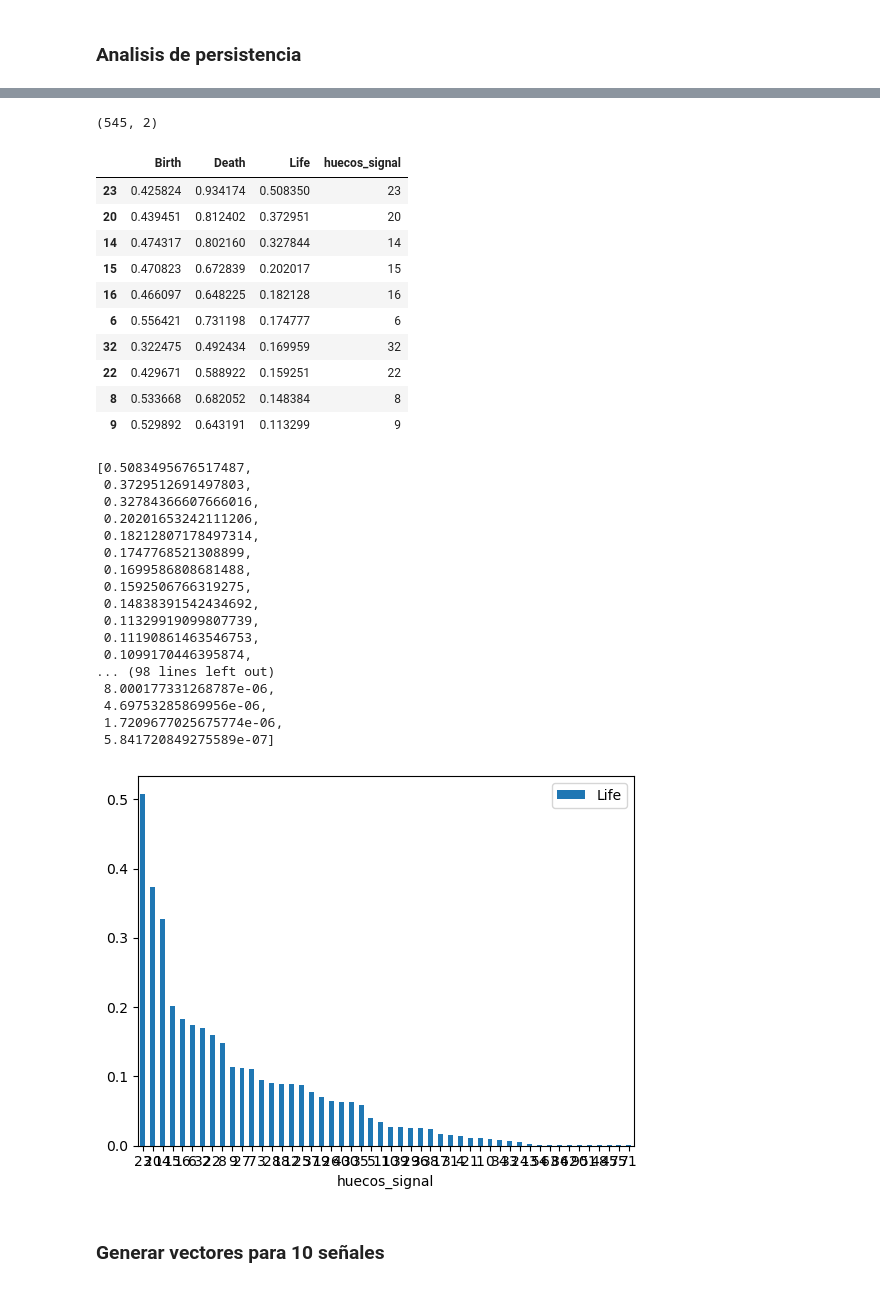
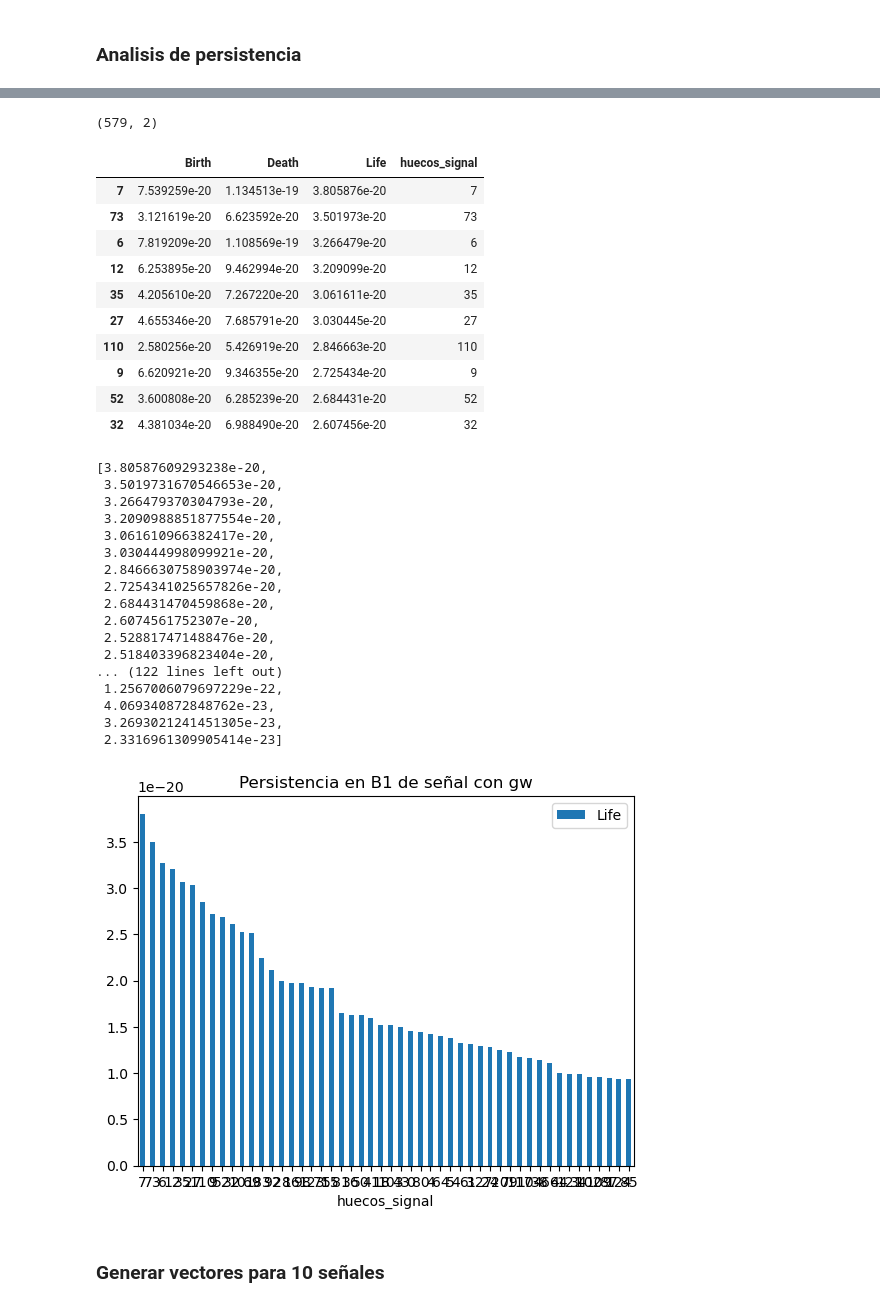
Before and after one commit to CastroMaster10/Detecting-Gravitional-Waves-Using-Topological-algorithms, a Jupyter notebook: calculate_b1_lifetime.ipynb, the cells around one changed output, grey strips where cells are left out. Saved outputs shown, nothing was run; the diff lists cells and outputs as text; code cells hidden in the pictures.

```diff
--- a/calculate_b1_lifetime.ipynb
+++ b/calculate_b1_lifetime.ipynb
@@ -266,7 +288,7 @@ embedder_signal = SingleTakensEmbedding(
     parameters_type="fixed", n_jobs=6, time_delay= tau_ts_signal, dimension=2, stride=our_stride
 )
 
-y_embedded_signal = embedder_signal.fit_transform(ts_signal_scaled)
+y_embedded_signal = embedder_signal.fit_transform(noisy_signals[2])
 # %%
 y_embedded_noise.shape
 # %% [output]
@@ -358,7 +381,7 @@ diagrams_signal
 # %%
 y_embedded_signal.shape
 # %% [output]
-(545, 2)
+(579, 2)
 # %%
 dmg1_signal = diagrams_signal[1] #datos de B_1
 huecos_signal = pd.DataFrame(dmg1_signal, columns=['Birth', 'Death'])
@@ -369,43 +392,44 @@ huecos_signal['huecos_signal'] = index
 huecos_signal.head(10)
 # %% [output]
 |  | Birth | Death | Life | huecos_signal |
-| 23 | 0.425824 | 0.934174 | 0.508350 | 23 |
-| 20 | 0.439451 | 0.812402 | 0.372951 | 20 |
-| 14 | 0.474317 | 0.802160 | 0.327844 | 14 |
-| 15 | 0.470823 | 0.672839 | 0.202017 | 15 |
-| 16 | 0.466097 | 0.648225 | 0.182128 | 16 |
-| 6 | 0.556421 | 0.731198 | 0.174777 | 6 |
-| 32 | 0.322475 | 0.492434 | 0.169959 | 32 |
-| 22 | 0.429671 | 0.588922 | 0.159251 | 22 |
-| 8 | 0.533668 | 0.682052 | 0.148384 | 8 |
-| 9 | 0.529892 | 0.643191 | 0.113299 | 9 |
+| 7 | 7.539259e-20 | 1.134513e-19 | 3.805876e-20 | 7 |
+| 73 | 3.121619e-20 | 6.623592e-20 | 3.501973e-20 | 73 |
+| 6 | 7.819209e-20 | 1.108569e-19 | 3.266479e-20 | 6 |
+| 12 | 6.253895e-20 | 9.462994e-20 | 3.209099e-20 | 12 |
+| 35 | 4.205610e-20 | 7.267220e-20 | 3.061611e-20 | 35 |
+| 27 | 4.655346e-20 | 7.685791e-20 | 3.030445e-20 | 27 |
+| 110 | 2.580256e-20 | 5.426919e-20 | 2.846663e-20 | 110 |
+| 9 | 6.620921e-20 | 9.346355e-20 | 2.725434e-20 | 9 |
+| 52 | 3.600808e-20 | 6.285239e-20 | 2.684431e-20 | 52 |
+| 32 | 4.381034e-20 | 6.988490e-20 | 2.607456e-20 | 32 |
 # %%
 lifetime_signal = sorted([lifetime[1] - lifetime[0] for lifetime in dmg1_signal],reverse=True)
 lifetime_signal
 # %% [output]
-[0.5083495676517487,
- 0.3729512691497803,
- 0.32784366607666016,
- 0.20201653242111206,
- 0.18212807178497314,
- 0.1747768521308899,
- 0.1699586808681488,
- 0.1592506766319275,
- 0.14838391542434692,
- 0.11329919099807739,
- 0.11190861463546753,
- 0.1099170446395874,
-... (98 lines left out)
- 8.000177331268787e-06,
- 4.69753285869956e-06,
- 1.7209677025675774e-06,
- 5.841720849275589e-07]
+[3.80587609293238e-20,
+ 3.5019731670546653e-20,
+ 3.266479370304793e-20,
+ 3.2090988851877554e-20,
+ 3.061610966382417e-20,
+ 3.030444998099921e-20,
+ 2.8466630758903974e-20,
+ 2.7254341025657826e-20,
+ 2.684431470459868e-20,
+ 2.6074561752307e-20,
+ 2.528817471488476e-20,
+ 2.518403396823404e-20,
+... (122 lines left out)
+ 1.2567006079697229e-22,
+ 4.069340872848762e-23,
+ 3.2693021241451305e-23,
+ 2.3316961309905414e-23]
 # %%
 huecos_signal_top20 = huecos_signal.iloc[:50,:]
 huecos_signal_top20.plot.bar(x='huecos_signal', y='Life', rot=0) #plot la persistencia de los huecos de la señal con ruido
+plt.title("Persistencia en B1 de señal con gw")
 plt.show()
 # %% [output]
-[figure, old version]
+[figure, new version]
 # %%
 #skeletonCirc_noise = gd.RipsComplex(points=y_embedded_noise, max_edge_length = 2)
 #Rips_simplex_tree_Circ_noise = skeletonCirc_noise.create_simplex_tree(max_dimension = 2)
```
Also changed, not shown: parts of 12 cells of this notebook.
